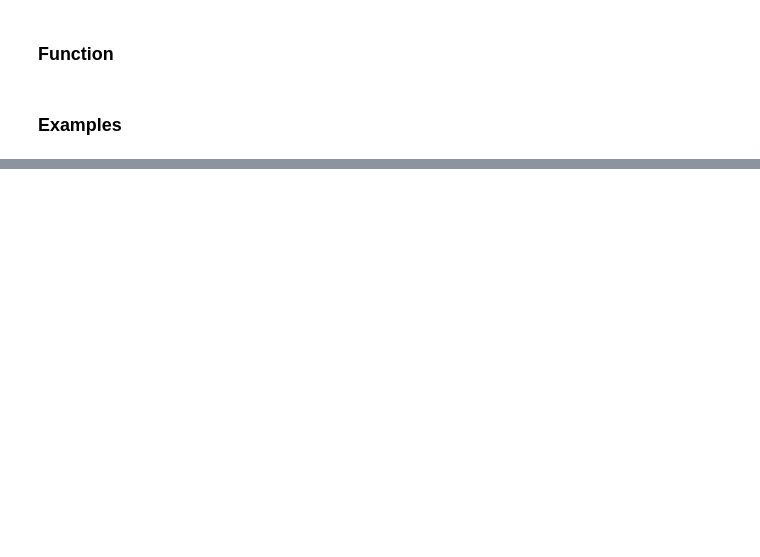
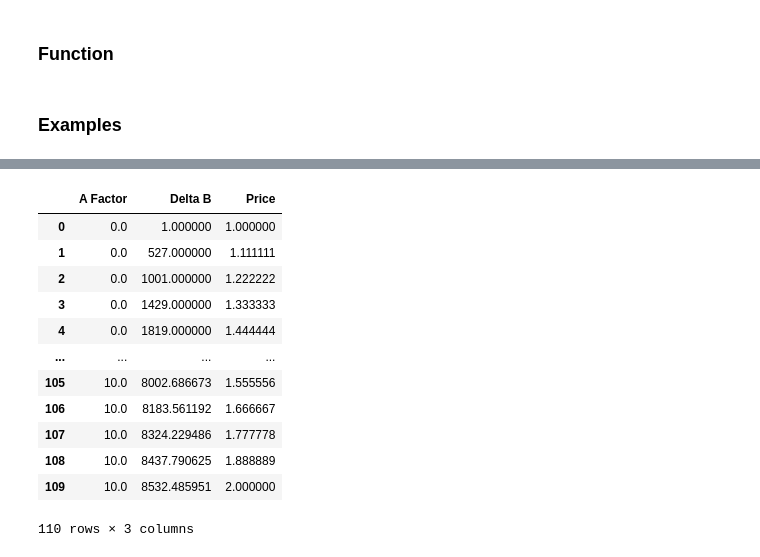
Before and after one commit to Brean0/Curveswap-Research, a Jupyter notebook: Stableswap.ipynb, the cells around one changed output, grey strips where cells are left out. Saved outputs shown, nothing was run; the diff lists cells and outputs as text; code cells hidden in the pictures; blank space fills up the shorter version.

```diff
--- a/Stableswap.ipynb
+++ b/Stableswap.ipynb
@@ -97,0 +207,34 @@ slippageFinder(0.01,100)
+# %%
+# the price of a pool given a delta, from A= 1-10
+# inputs are max price, and an array of A factors
+def poolPriceDelta(price=1.5,A_factor=[0,1,2,3,4,5,6,7,8,9,10]):
+    D=20000
+    usdc=D/2
+    df4=pd.DataFrame(columns = ['A Factor','Delta B','Price'])
+    for A_factor in np.linspace(0,10,11):
+        for price in np.linspace(1,2,10):
+            usdc=D/2
+            test = 1
+            while test > abs(price - getPrice(usdc,D,1,A_factor)):
+                test = abs(price - getPrice(usdc,D,1,A_factor))
+                usdc +=1
+            bean = sampleStable(usdc,A_factor,D,2)
+            df4.loc[len(df4.index)] = [A_factor,getDelta(bean,usdc,D),price]
+    return df4
+# %%
+df4 = poolPriceDelta()
+df4
+# %% [output]
+|  | A Factor | Delta B | Price |
+| 0 | 0.0 | 1.000000 | 1.000000 |
+| 1 | 0.0 | 527.000000 | 1.111111 |
+| 2 | 0.0 | 1001.000000 | 1.222222 |
+| 3 | 0.0 | 1429.000000 | 1.333333 |
+| 4 | 0.0 | 1819.000000 | 1.444444 |
+| ... | ... | ... | ... |
+| 105 | 10.0 | 8002.686673 | 1.555556 |
+| 106 | 10.0 | 8183.561192 | 1.666667 |
+| 107 | 10.0 | 8324.229486 | 1.777778 |
+| 108 | 10.0 | 8437.790625 | 1.888889 |
+| 109 | 10.0 | 8532.485951 | 2.000000 |
+110 rows × 3 columns
```
Also changed, not shown: parts of 16 cells of this notebook, 6 other files.
